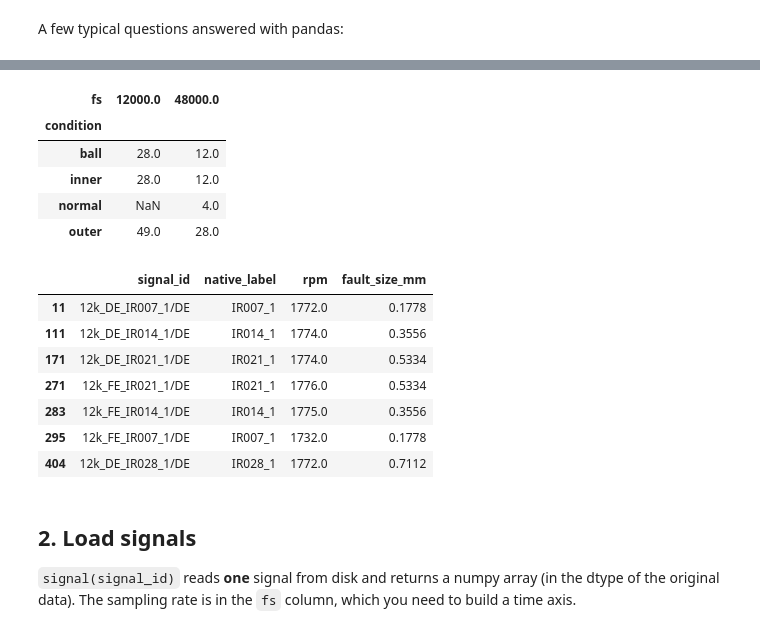
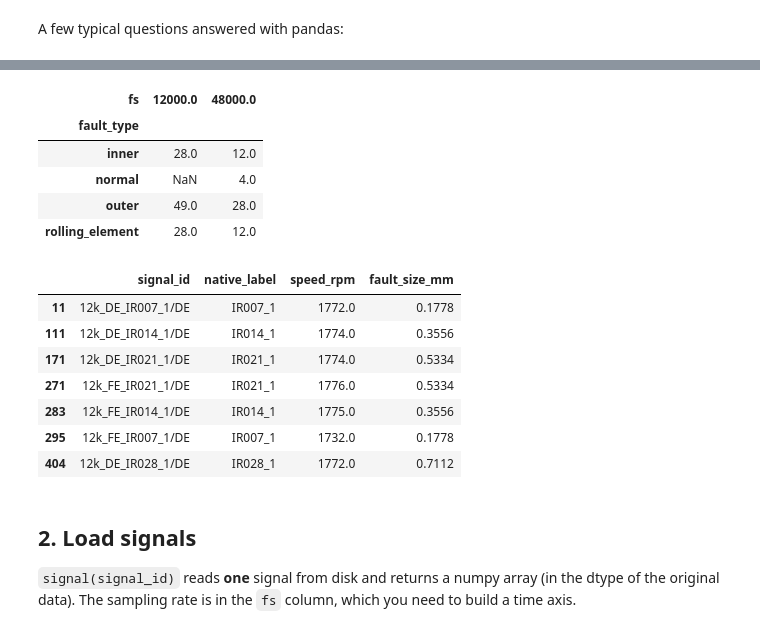
Before and after one commit to VictorBauler/BearingDatasets, a Jupyter notebook: examples/usage.ipynb, the cells around one changed output, grey strips where cells are left out. Cells and saved outputs as stored; diff of their text form; code cells hidden in the pictures.

```diff
--- a/examples/usage.ipynb
+++ b/examples/usage.ipynb
@@ -150,21 +150,22 @@ normal      8
 Name: count, dtype: int64
 # %%
-# How many drive-end signals per condition and sampling rate?
-de = meta[meta.sensor_location == "bearing_de"]
-de.pivot_table(index="condition", columns="fs", values="signal_id", aggfunc="count")
+# How many drive-end signals per fault type and sampling rate?
+de = meta[meta.sensor_location == "motor_bearing_de"]
+de.pivot_table(index="fault_type", columns="fs", values="signal_id", aggfunc="count")
 # %% [output]
 | fs | 12000.0 | 48000.0 |
-| condition |  |  |
-| ball | 28.0 | 12.0 |
+| fault_type |  |  |
 | inner | 28.0 | 12.0 |
 | normal | NaN | 4.0 |
 | outer | 49.0 | 28.0 |
+| rolling_element | 28.0 | 12.0 |
 # %%
 # Only the 12 kHz drive-end signals of inner-race faults, at 1 hp load
-meta.query("sensor_location == 'bearing_de' and fs == 12000 and condition == 'inner' and load == 1")[
-    ["signal_id", "native_label", "rpm", "fault_size_mm"]]
+meta.query(
+    "sensor_location == 'motor_bearing_de' and fs == 12000 and fault_type == 'inner' and load == 1"
+)[["signal_id", "native_label", "speed_rpm", "fault_size_mm"]]
 # %% [output]
-|  | signal_id | native_label | rpm | fault_size_mm |
+|  | signal_id | native_label | speed_rpm | fault_size_mm |
 | 11 | 12k_DE_IR007_1/DE | IR007_1 | 1772.0 | 0.1778 |
 | 111 | 12k_DE_IR014_1/DE | IR014_1 | 1774.0 | 0.3556 |
 | 171 | 12k_DE_IR021_1/DE | IR021_1 | 1774.0 | 0.5334 |
```
Also changed, not shown: parts of 26 cells of this notebook, 3 other files.
